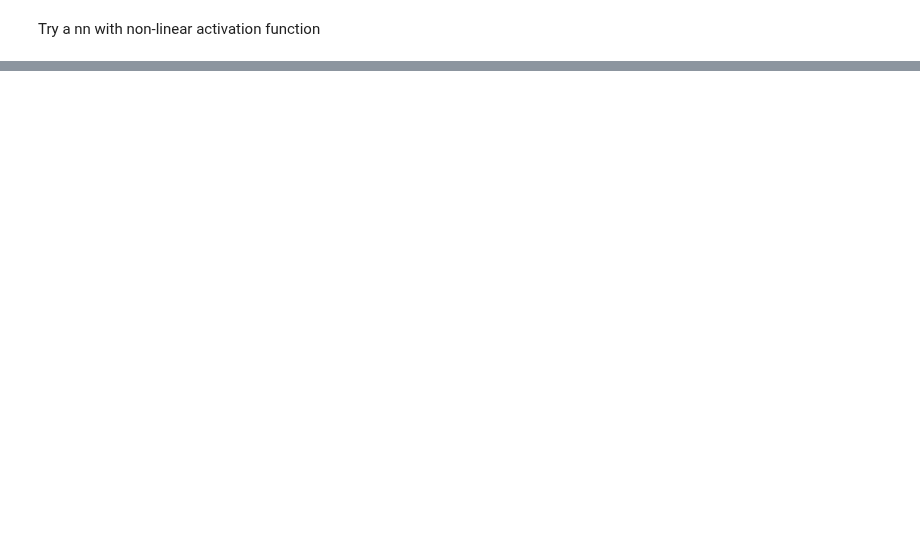
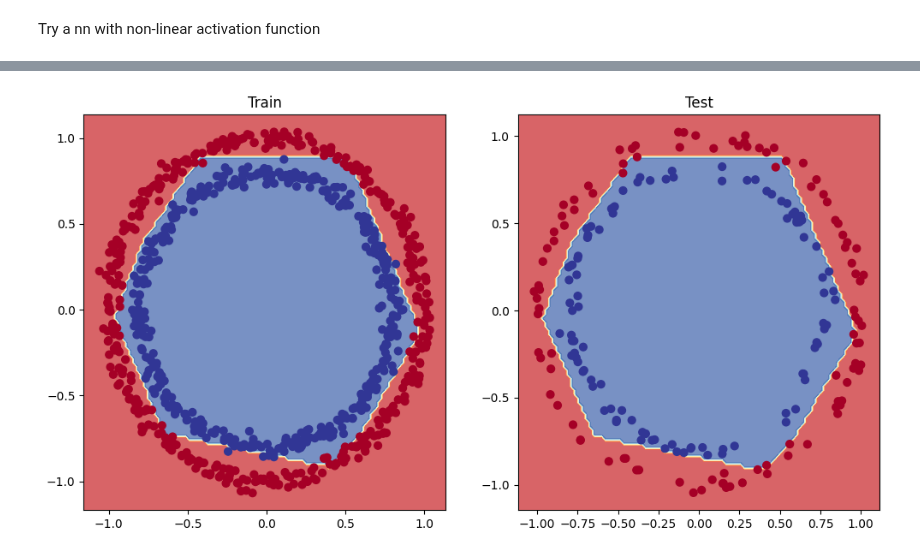
Before and after one commit to kacper-dobrow/tensorflow-course, a Jupyter notebook: 02_neural_net_classification_with_tf.ipynb, the cells around one changed output, grey strips where cells are left out. Drawn from its saved outputs; the diff is of its cells as text; code cells hidden in the pictures; blank space fills up the shorter version.

```diff
--- a/02_neural_net_classification_with_tf.ipynb
+++ b/02_neural_net_classification_with_tf.ipynb
@@ -276,0 +388,23 @@ Try a nn with non-linear activation function
+# %%
+# create the training and test set !!!  remember about sklearn training test split !!!
+X_train, y_train = X[:800], y[:800]
+X_test, y_test = X[800:], y[800:]
+# %%
+# let's create a model to fit on training data and evaluate on testing data
+# set seed
+tf.random.set_seed(42)
+
+# create neural net
+nn_8 = tf.keras.Sequential([
+    tf.keras.layers.Dense(4, activation = 'relu'),
+    tf.keras.layers.Dense(4, activation = 'relu'),
+    tf.keras.layers.Dense(1, activation = 'sigmoid')
+])
+
+# compile
+nn_8.compile(optimizer = tf.keras.optimizers.Adam(learning_rate = 0.01),
+             loss = tf.keras.losses.BinaryCrossentropy(),
+             metrics = 'accuracy')
+
+# fit
+history = nn_8.fit(X_train,y_train, epochs = 25)
@@ -276,0 +429,10 @@ Try a nn with non-linear activation function
+# %%
+plt.figure(figsize=(12,6))
+plt.subplot(1,2,1)
+plt.title('Train')
+plot_decision_boundary(nn_8,X_train,y_train)
+plt.subplot(1,2,2)
+plt.title('Test')
+plot_decision_boundary(nn_8,X_test,y_test)
+plt.show()
+# %% [output]
@@ -276,0 +443 @@ Try a nn with non-linear activation function
+[figure, added]
```
Also changed, not shown: parts of 33 cells of this notebook.
